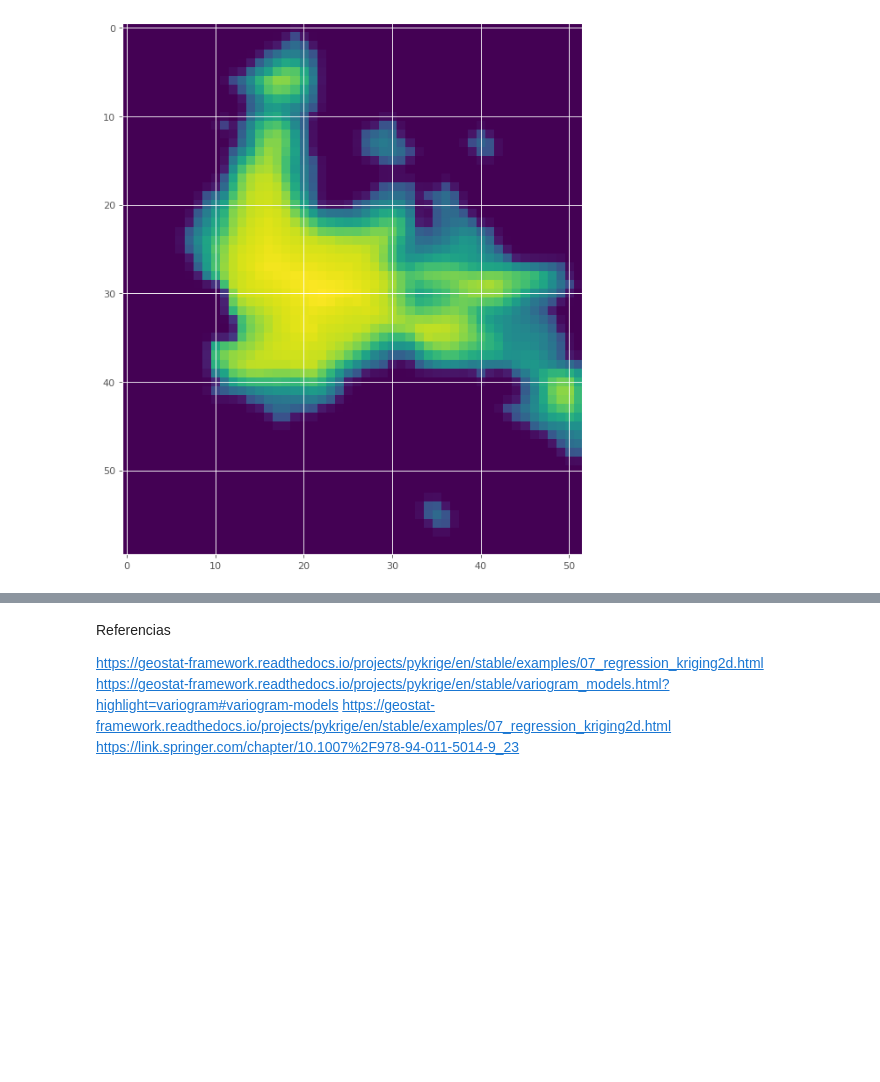
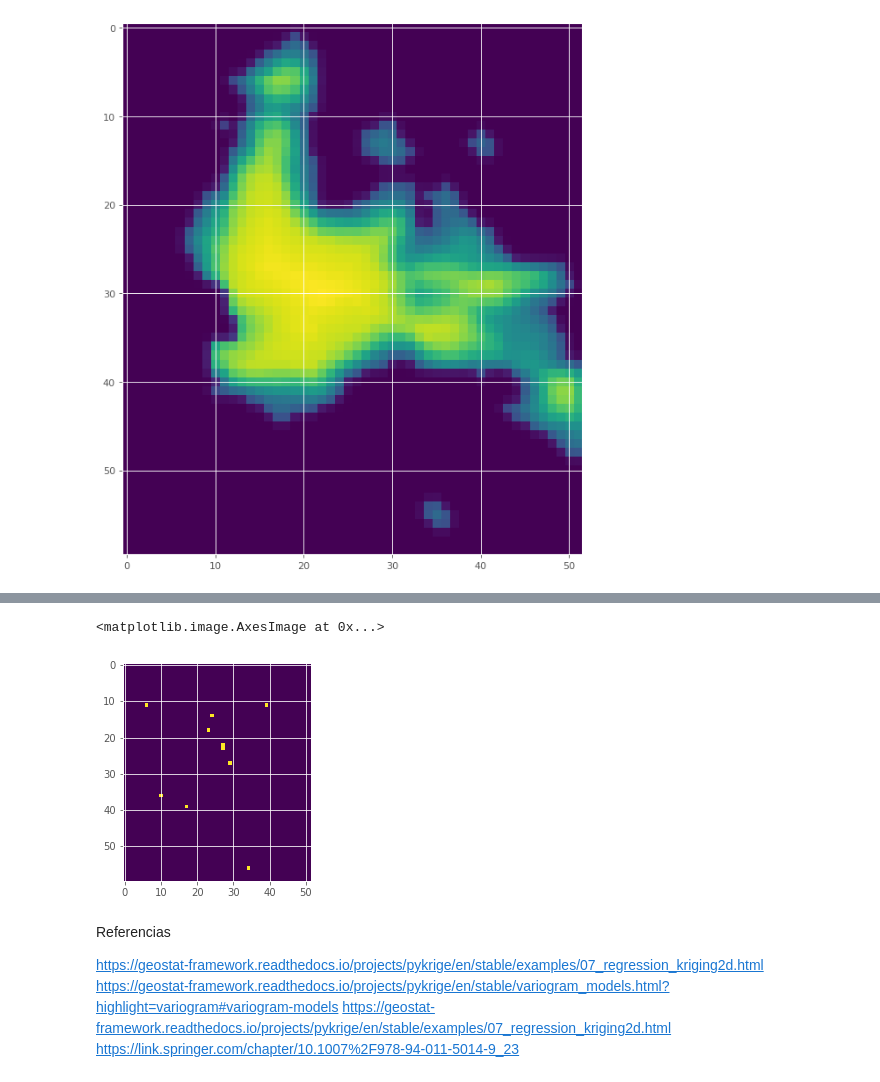
Before and after one commit to rdglpz/optimal_light_sensor_location, a Jupyter notebook: Example Light pollution sensors using Ordinary Krigging.ipynb, the cells around one changed output, grey strips where cells are left out. Cells and saved outputs as stored; diff of their text form; code cells hidden in the pictures; blank space fills up the shorter version.

```diff
--- a/Example Light pollution sensors using Ordinary Krigging.ipynb
+++ b/Example Light pollution sensors using Ordinary Krigging.ipynb
@@ -95,0 +90,2 @@ plt.plot(ss_std[30][:])
+# %%
+def aptitude(X,img=nonsat):
@@ -96,9 +94,24 @@ plt.plot(ss_std[30][:])
 # %%
-plt.plot(z[30][:]*(nonsat[30][:]>0))
-
-plt.plot(z[30][:]*(nonsat[30][:]>0)+ss_std[30][:]*0)
-plt.plot(z[30][:]*(nonsat[30][:]>0)-ss_std[30][:]*0)
+#dif complement
+mask = nonsat==0
 
 
-plt.plot((nonsat[30][:]))
+
+dif_c  = nonsat*(mask)-z_r*(mask)
+dif  = nonsat*(mask==False)-z_r*(mask==False)
+
+penalty = np.sum((dif_c.flatten()*65)**2)
+valid_area = np.sum((dif.flatten())**2)
+
+#(penalty+valid_area)/
+
+#plt.imshow( )
+
+np.mean(dif**2)
+
+#print(np.sum(dif_c.flatten()*65)**2)
+
+#cax = plt.axes([0.85, 0.1, 0.075, 0.8])
+#plt.colorbar(cax=cax)
+#plt.show()
 # %% [output]
@@ -126,0 +218,4 @@ plt.imshow(nonsat)
+# %%
+from scipy import optimize
+
+r = optimize.differential_evolution(aptitude,bound,polish=False,disp= True,workers=1,popsize=50)
@@ -127,3 +255,13 @@ plt.imshow(nonsat)
+# %%
+zr = np.zeros(nonsat.shape)
+for c in coords:
+    zr[c[0]][c[1]] = 1
+
+X1 = np.append(X1,r[0])
+X2 = np.append(X2,r[1])
+# %% [output]
+<matplotlib.image.AxesImage at 0x...>
+[figure, added]
 # %% [markdown]
 Referencias
 
```
Also changed, not shown: parts of 20 cells of this notebook, 2 other files.
